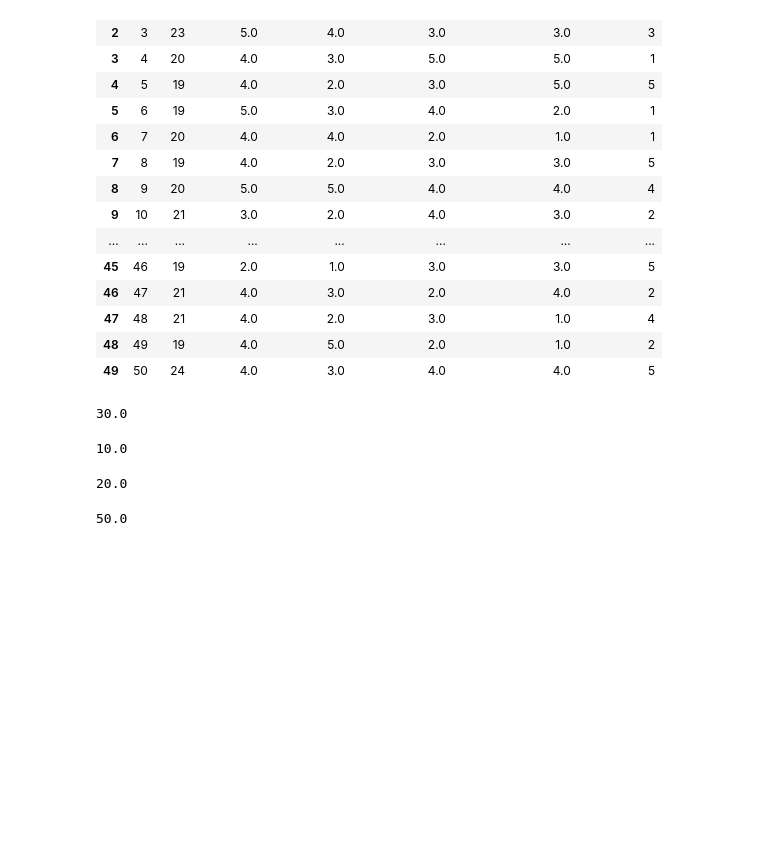
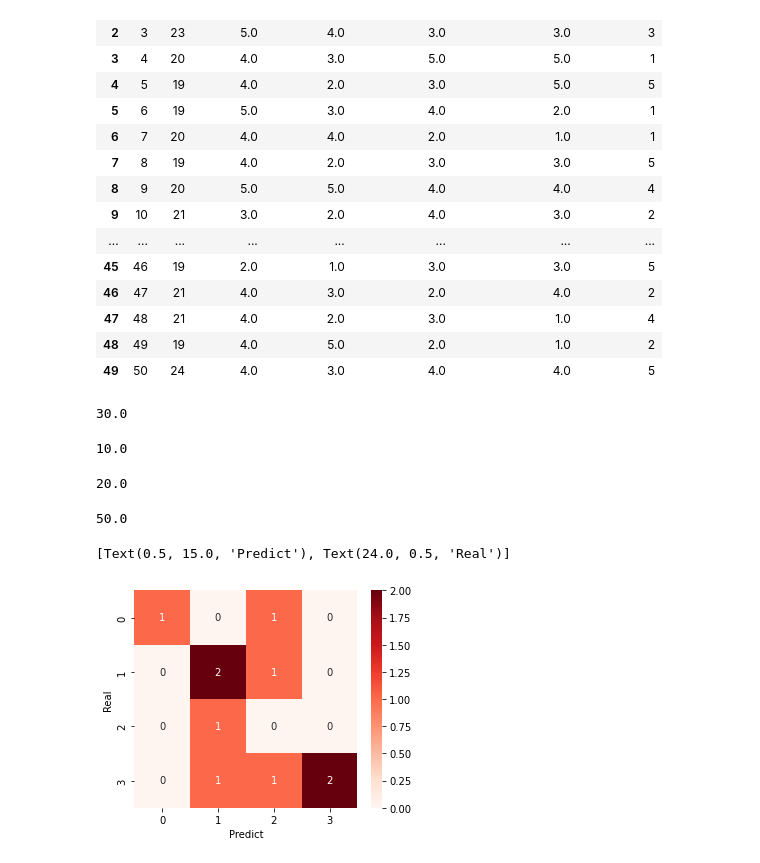
Before and after one commit to Mariamali2001/Bachelor_Project, a Jupyter notebook: Project.ipynb, the cells around one changed output. Saved outputs shown, nothing was run; the diff lists cells and outputs as text; code cells hidden in the pictures; blank space fills up the shorter version.

Commit message:
confusion matrix

```diff
--- a/Project.ipynb
+++ b/Project.ipynb
@@ -487,3 +487,12 @@ y_pred_nav = gnb.predict(x_test)
 accuracy_score(y_test, y_pred_nav)*100
 # %% [output]
 50.0
+# %%
+from sklearn.metrics import confusion_matrix
+
+m_c = confusion_matrix(y_test, y_pred_nav)
+plt.figure(figsize=(5, 4))
+sns.heatmap(m_c, annot=True, cmap="Reds", fmt="d").set(xlabel="Predict", ylabel="Real")
+# %% [output]
+[Text(0.5, 15.0, 'Predict'), Text(24.0, 0.5, 'Real')]
+[figure, added]
```
